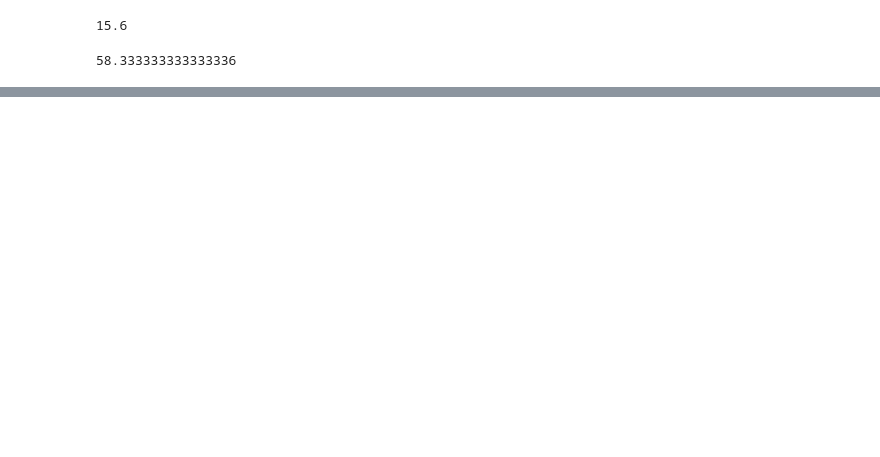
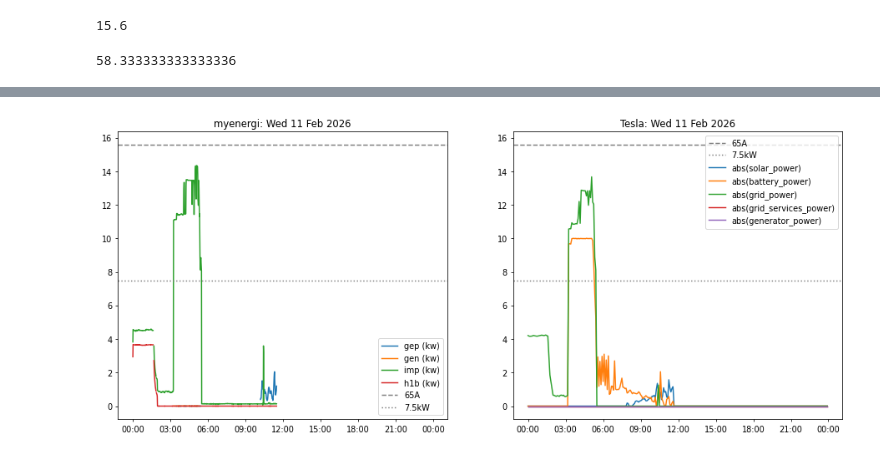
Before and after one commit to cjw296/energy, a Jupyter notebook: for-myenergi.ipynb, the cells around one changed output, grey strips where cells are left out. Saved outputs shown, nothing was run; the diff lists cells and outputs as text; code cells hidden in the pictures; blank space fills up the shorter version.

```diff
--- a/for-myenergi.ipynb
+++ b/for-myenergi.ipynb
@@ -89,0 +96,4 @@ plot_date('2024-01-10')
+# %%
+plot_date('2026-02-11')
+# %% [output]
+[figure, added]
```
Also changed, not shown: parts of 6 cells of this notebook, 1 other file.
